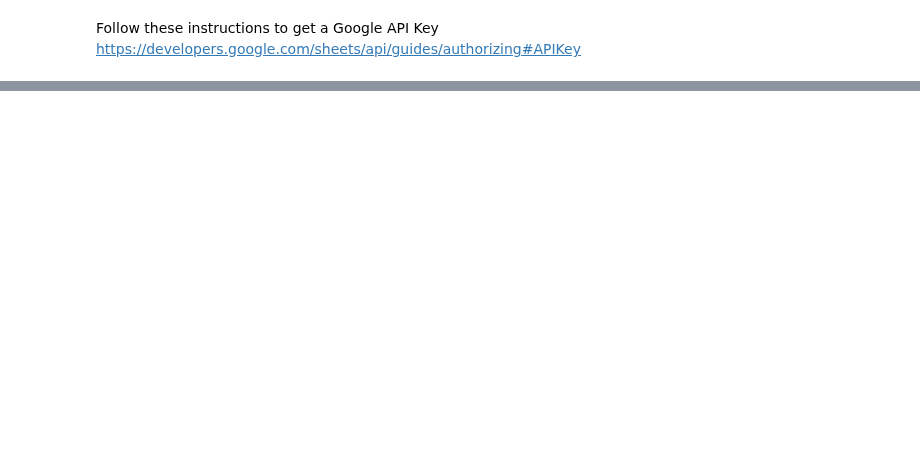
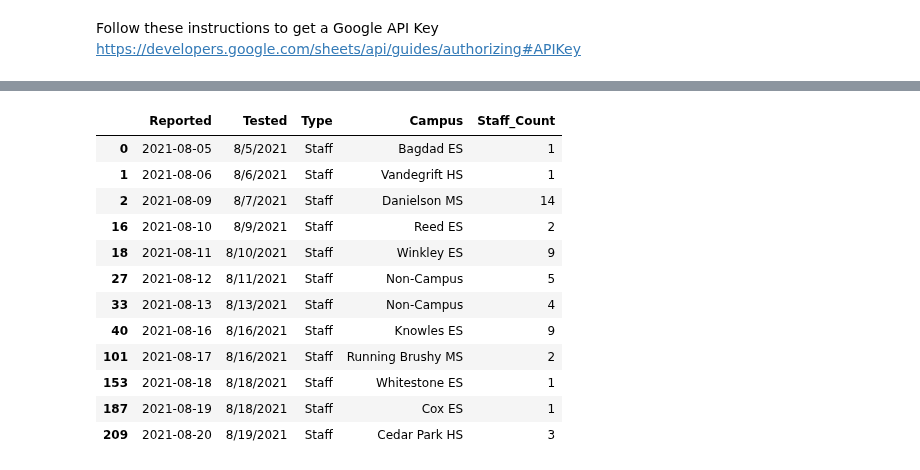
Before and after one commit to minoad/lisdcovidanalysis, a Jupyter notebook: notebooks/lisdCovid19Dashboard.ipynb, the cells around one changed output, grey strips where cells are left out. Saved outputs shown, nothing was run; the diff lists cells and outputs as text; code cells hidden in the pictures; blank space fills up the shorter version.

```diff
--- a/notebooks/lisdCovid19Dashboard.ipynb
+++ b/notebooks/lisdCovid19Dashboard.ipynb
@@ -52,0 +68,19 @@ df.head()
+# %%
+staff_df = df[df['Type'] == 'Staff'].copy()
+staff_count = staff_df.groupby('Reported').size().values
+staff_df = staff_df.drop_duplicates(subset='Reported').assign(Staff_Count=staff_count)
+staff_df
+# %% [output]
+|  | Reported | Tested | Type | Campus | Staff_Count |
+| 0 | 2021-08-05 | 8/5/2021 | Staff | Bagdad ES | 1 |
+| 1 | 2021-08-06 | 8/6/2021 | Staff | Vandegrift HS | 1 |
+| 2 | 2021-08-09 | 8/7/2021 | Staff | Danielson MS | 14 |
+| 16 | 2021-08-10 | 8/9/2021 | Staff | Reed ES | 2 |
+| 18 | 2021-08-11 | 8/10/2021 | Staff | Winkley ES | 9 |
+| 27 | 2021-08-12 | 8/11/2021 | Staff | Non-Campus | 5 |
+| 33 | 2021-08-13 | 8/13/2021 | Staff | Non-Campus | 4 |
+| 40 | 2021-08-16 | 8/16/2021 | Staff | Knowles ES | 9 |
+| 101 | 2021-08-17 | 8/16/2021 | Staff | Running Brushy MS | 2 |
+| 153 | 2021-08-18 | 8/18/2021 | Staff | Whitestone ES | 1 |
+| 187 | 2021-08-19 | 8/18/2021 | Staff | Cox ES | 1 |
+| 209 | 2021-08-20 | 8/19/2021 | Staff | Cedar Park HS | 3 |
```
Also changed, not shown: parts of 12 cells of this notebook, 1 other file.
